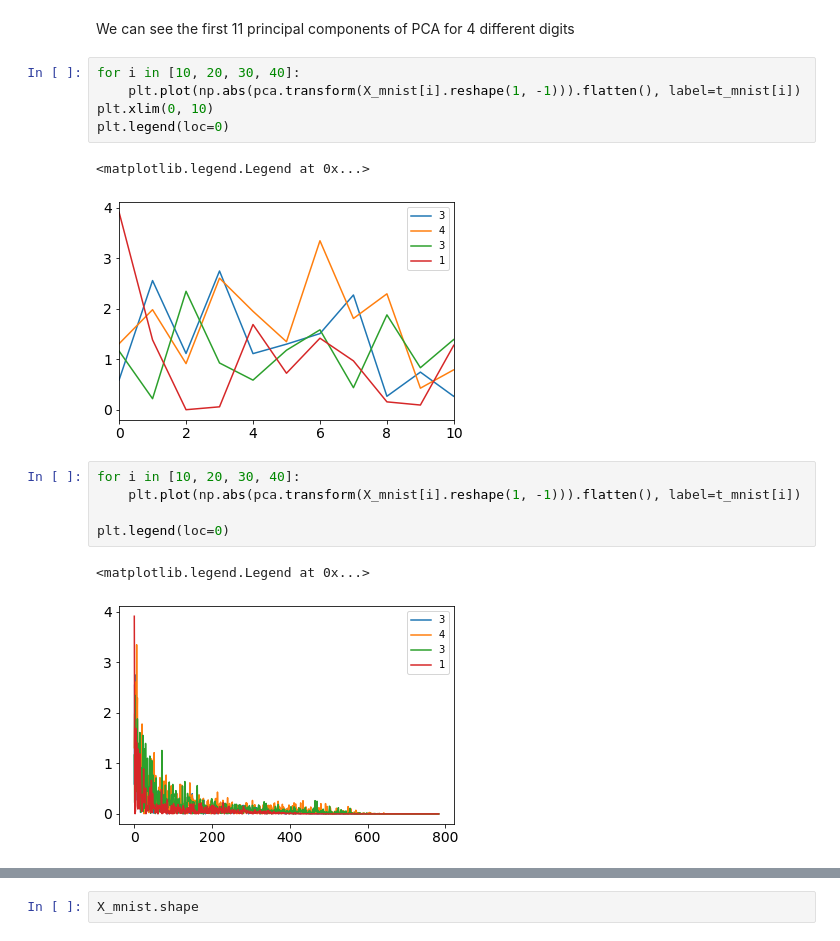
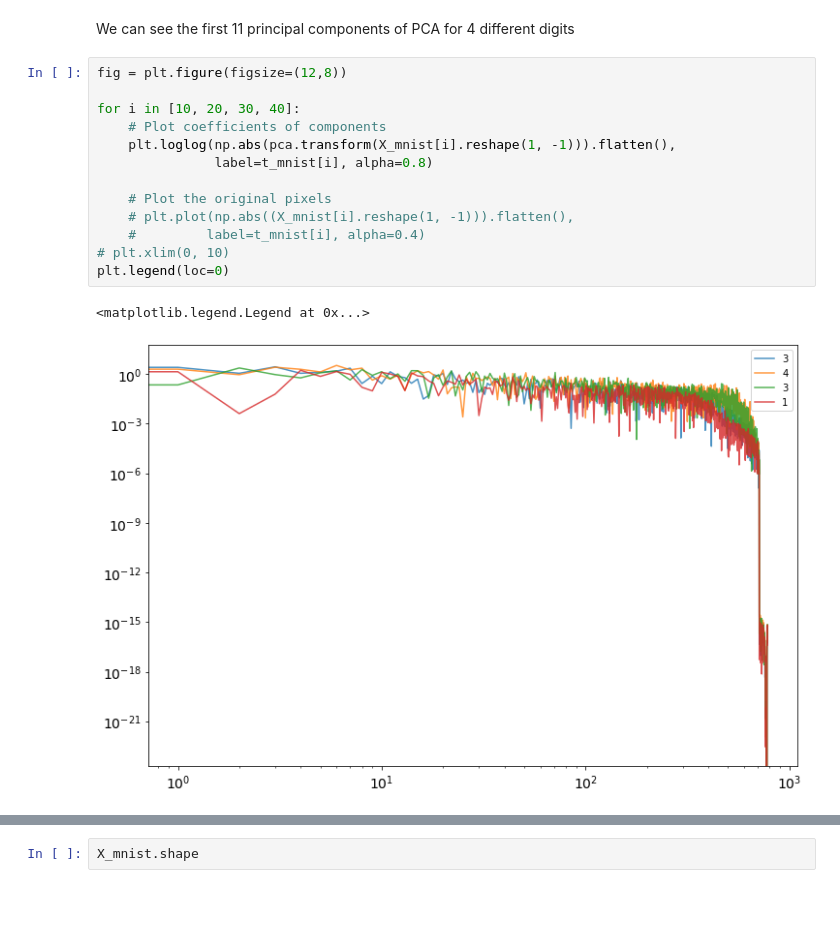
Before and after one commit to anavica209/Arqui, a Jupyter notebook: 03_Unsupervised.ipynb, the cells around one changed output, grey strips where cells are left out. Cells and saved outputs as stored; diff of their text form; blank space fills up the shorter version.

```diff
--- a/03_Unsupervised.ipynb
+++ b/03_Unsupervised.ipynb
@@ -565,18 +577,18 @@ plt.imshow(pca.mean_.reshape(28, 28), cmap='gray')
 # %% [markdown]
 We can see the first 11 principal components of PCA for 4 different digits
 # %%
+fig = plt.figure(figsize=(12,8))
+
 for i in [10, 20, 30, 40]:
-    plt.plot(np.abs(pca.transform(X_mnist[i].reshape(1, -1))).flatten(), label=t_mnist[i])
-plt.xlim(0, 10)
+    # Plot coefficients of components
+    plt.loglog(np.abs(pca.transform(X_mnist[i].reshape(1, -1))).flatten(),
+               label=t_mnist[i], alpha=0.8)
+
+    # Plot the original pixels
+    # plt.plot(np.abs((X_mnist[i].reshape(1, -1))).flatten(),
+    #         label=t_mnist[i], alpha=0.4)
+# plt.xlim(0, 10)
 plt.legend(loc=0)
 # %% [output]
 <matplotlib.legend.Legend at 0x...>
-[figure, old version]
+[figure, new version]
-# %%
-for i in [10, 20, 30, 40]:
-    plt.plot(np.abs(pca.transform(X_mnist[i].reshape(1, -1))).flatten(), label=t_mnist[i])
-
-plt.legend(loc=0)
-# %% [output]
-<matplotlib.legend.Legend at 0x...>
-[figure, removed]
```
Also changed, not shown: parts of 129 cells of this notebook.
